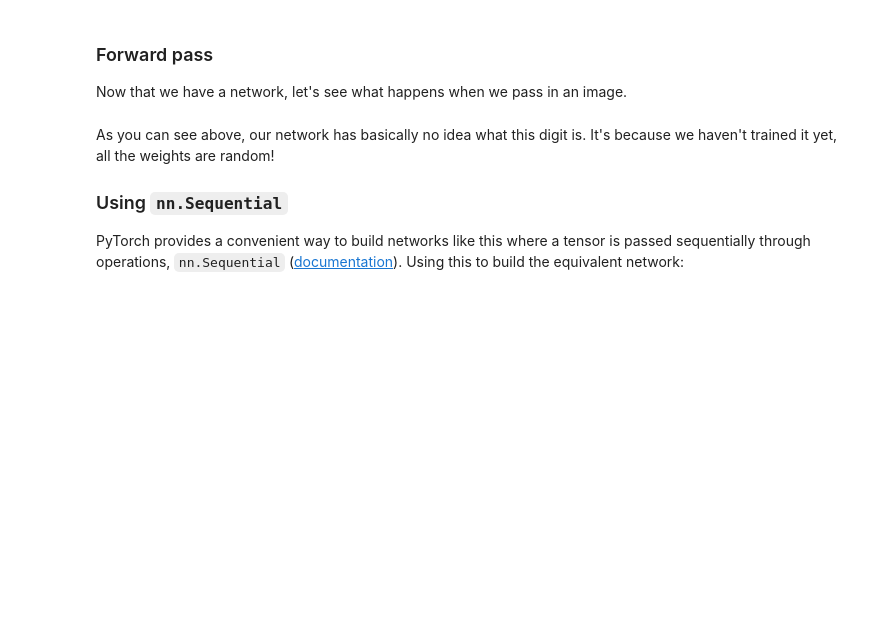
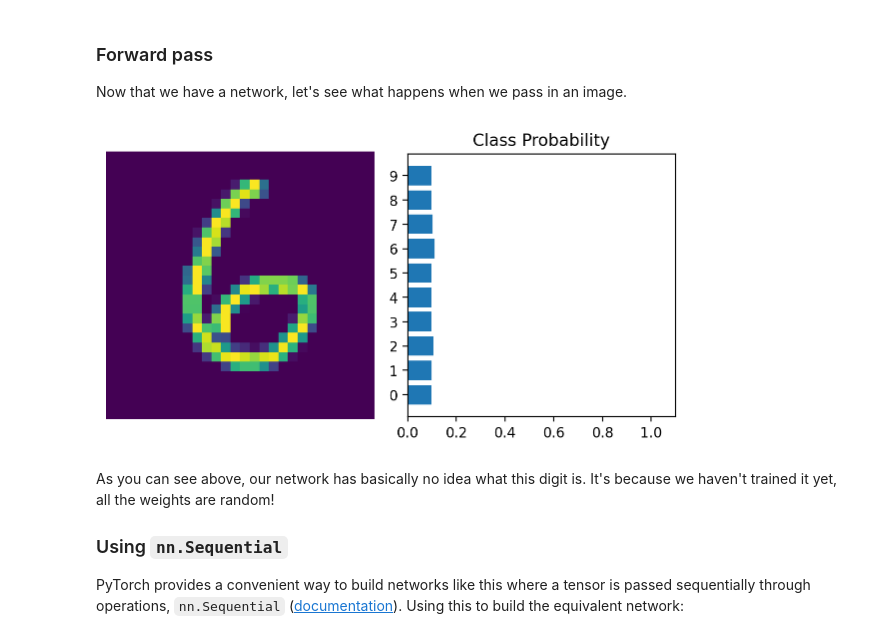
Before and after one commit to Billy254/Deep-Learning-Nano-Degree, a Jupyter notebook: deep-learning-v2-pytorch/intro-to-pytorch/Part 2 - Neural Networks in PyTorch (Exercises).ipynb, the cells around one changed output. Saved outputs shown, nothing was run; the diff lists cells and outputs as text; code cells hidden in the pictures; blank space fills up the shorter version.

Commit message:
end of part 2 - Neural network exercise

```diff
--- a/deep-learning-v2-pytorch/intro-to-pytorch/Part 2 - Neural Networks in PyTorch (Exercises).ipynb
+++ b/deep-learning-v2-pytorch/intro-to-pytorch/Part 2 - Neural Networks in PyTorch (Exercises).ipynb
@@ -274,12 +274,22 @@ It's good practice to name your layers by their type of network, for instance 'f
 # %%
 ## Your solution here
 
-class NETwork(nn.Module):
+class FullyConnectedNetwork(nn.Module):
 
     def __init__(self):
-        super.__init__()
+        super().__init__()
         self.fc1 = nn.Linear(784, 128)
         self.fc2 = nn.Linear(128, 64)
         self.fc3 = nn.Linear(64, 10)
 
-    def forward(self):
+    def forward(self, x):
+        x = F.relu(self.fc1(x))
+        x = F.relu(self.fc2(x))
+        x = F.relu(self.fc3(x))
+        x = F.softmax(x, dim=1)
+
+        return x
+# %%
+model = FullyConnectedNetwork()
+
+model
@@ -305,18 +354,20 @@ Now that we have a network, let's see what happens when we pass in an image.
 # %%
 # Grab some data
 dataiter = iter(trainloader)
-images, labels = dataiter.next()
+images, labels = next(dataiter)
 
 # Resize images into a 1D vector, new shape is (batch size, color channels, image pixels)
 images.resize_(64, 1, 784)
 # or images.resize_(images.shape[0], 1, 784) to automatically get batch size
 
 # Forward pass through the network
 img_idx = 0
 ps = model.forward(images[img_idx,:])
 
 img = images[img_idx]
 helper.view_classify(img.view(1, 28, 28), ps)
+# %% [output]
+[figure, added]
 # %% [markdown]
 As you can see above, our network has basically no idea what this digit is. It's because we haven't trained it yet, all the weights are random!
 
```
Also changed, not shown: parts of 5 cells of this notebook.
